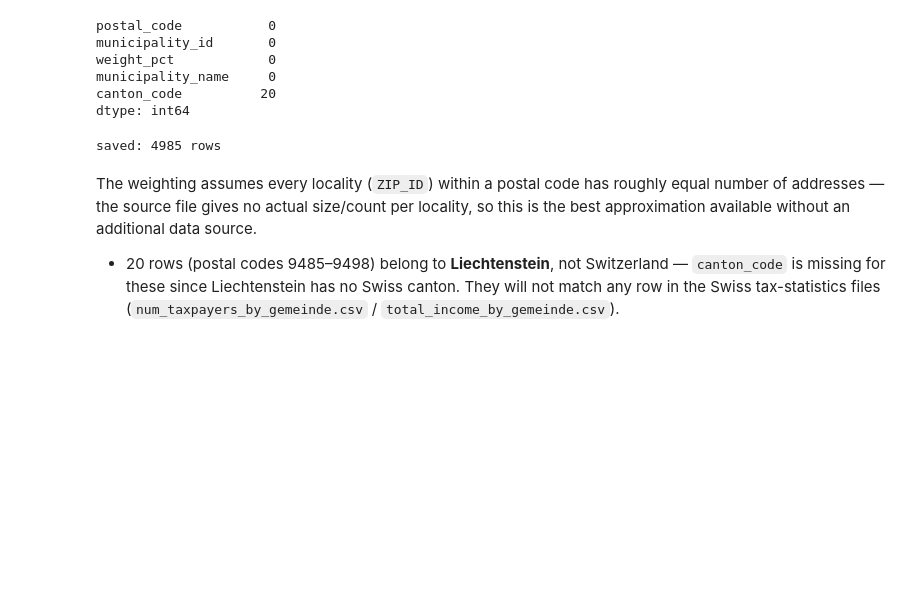
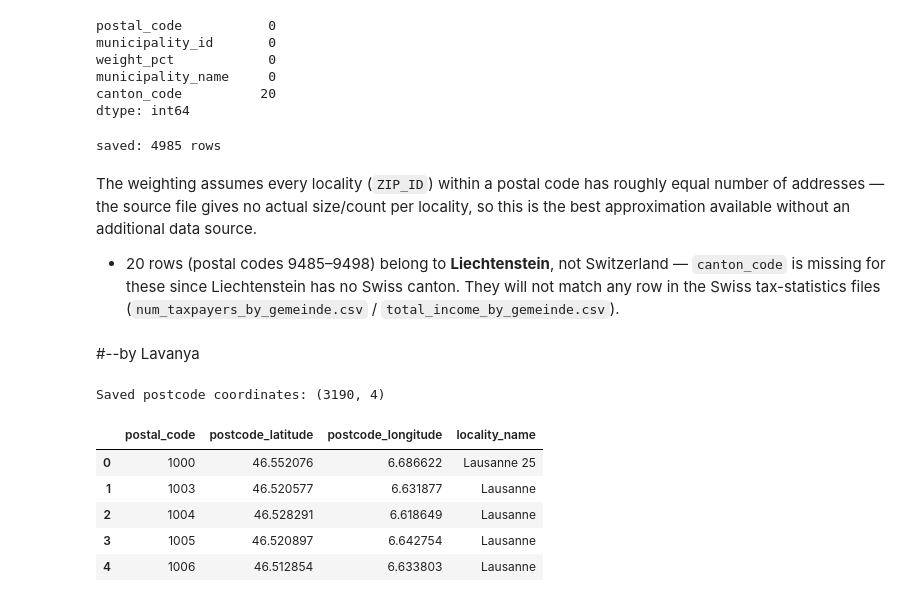
Before and after one commit to laravich/migros-store-location-analysis, a Jupyter notebook: 05_postcode_gemeinde_cleaning.ipynb, the cells around one changed output. Cells and saved outputs as stored; diff of their text form; code cells hidden in the pictures; blank space fills up the shorter version.

Commit message:
created aditional dataset for postalcode and coordinates

```diff
--- a/05_postcode_gemeinde_cleaning.ipynb
+++ b/05_postcode_gemeinde_cleaning.ipynb
@@ -346,3 +346,39 @@ The weighting assumes every locality (`ZIP_ID`) within a postal code has roughly
 - 20 rows (postal codes 9485–9498) belong to **Liechtenstein**, not Switzerland — `canton_code`
   is missing for these since Liechtenstein has no Swiss canton. They will not match any row in
   the Swiss tax-statistics files (`num_taxpayers_by_gemeinde.csv` / `total_income_by_gemeinde.csv`).
+# %% [markdown]
+#--by Lavanya
+# %%
+# Original plz_df also contains latitude and longitude. Export one additional postcode-coordinate file.
+# Create one representative coordinate for each postal code
+postcode_coordinates_df = (
+    plz_df
+    .groupby("postal_code", as_index=False)
+    .agg(
+        postcode_latitude=("latitude", "mean"),
+        postcode_longitude=("longitude", "mean"),
+        locality_name=("locality_name", "first")
+    )
+)
+
+postcode_coordinates_df["postal_code"] = (
+    postcode_coordinates_df["postal_code"]
+    .astype(str)
+    .str.zfill(4)
+)
+
+postcode_coordinates_df.to_csv(
+    "data/postcode_coordinates.csv",
+    index=False
+)
+
+print("Saved postcode coordinates:", postcode_coordinates_df.shape)
+postcode_coordinates_df.head()
+# %% [output]
+Saved postcode coordinates: (3190, 4)
+|  | postal_code | postcode_latitude | postcode_longitude | locality_name |
+| 0 | 1000 | 46.552076 | 6.686622 | Lausanne 25 |
+| 1 | 1003 | 46.520577 | 6.631877 | Lausanne |
+| 2 | 1004 | 46.528291 | 6.618649 | Lausanne |
+| 3 | 1005 | 46.520897 | 6.642754 | Lausanne |
+| 4 | 1006 | 46.512854 | 6.633803 | Lausanne |
```
Also changed, not shown: parts of 3 cells of this notebook.
